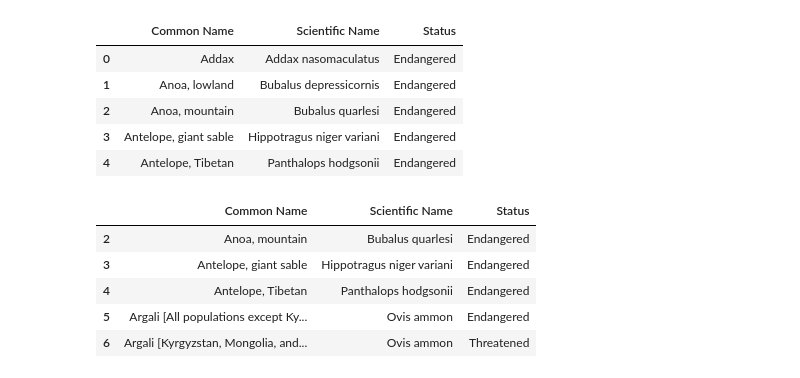
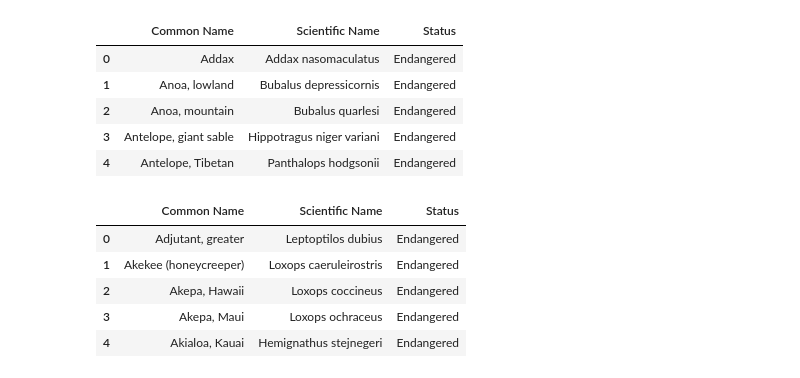
Before and after one commit to akt2/CITES, a Jupyter notebook: animalwelfare.ipynb, the cells around one changed output. Saved outputs shown, nothing was run; the diff lists cells and outputs as text; code cells hidden in the pictures.

```diff
--- a/animalwelfare.ipynb
+++ b/animalwelfare.ipynb
@@ -38,13 +38,14 @@ df.head()
 | 2 | Anoa, mountain | Bubalus quarlesi | Endangered |
 | 3 | Antelope, giant sable | Hippotragus niger variani | Endangered |
 | 4 | Antelope, Tibetan | Panthalops hodgsonii | Endangered |
-# %%
-df = df.iloc[2:]
-df.head()
-# %% [output]
-|  | Common Name | Scientific Name | Status |
-| 2 | Anoa, mountain | Bubalus quarlesi | Endangered |
-| 3 | Antelope, giant sable | Hippotragus niger variani | Endangered |
-| 4 | Antelope, Tibetan | Panthalops hodgsonii | Endangered |
-| 5 | Argali [All populations except Ky... | Ovis ammon | Endangered |
-| 6 | Argali [Kyrgyzstan, Mongolia, and... | Ovis ammon | Threatened |
+# %%
+birds_df = tables[1]
+birds_df.columns = ['Common Name', 'Scientific Name','Status']
+birds_df.head()
+# %% [output]
+|  | Common Name | Scientific Name | Status |
+| 0 | Adjutant, greater | Leptoptilos dubius | Endangered |
+| 1 | Akekee (honeycreeper) | Loxops caeruleirostris | Endangered |
+| 2 | Akepa, Hawaii | Loxops coccineus | Endangered |
+| 3 | Akepa, Maui | Loxops ochraceus | Endangered |
+| 4 | Akialoa, Kauai | Hemignathus stejnegeri | Endangered |
```
Also changed, not shown: parts of 16 cells of this notebook, 1 other file.
